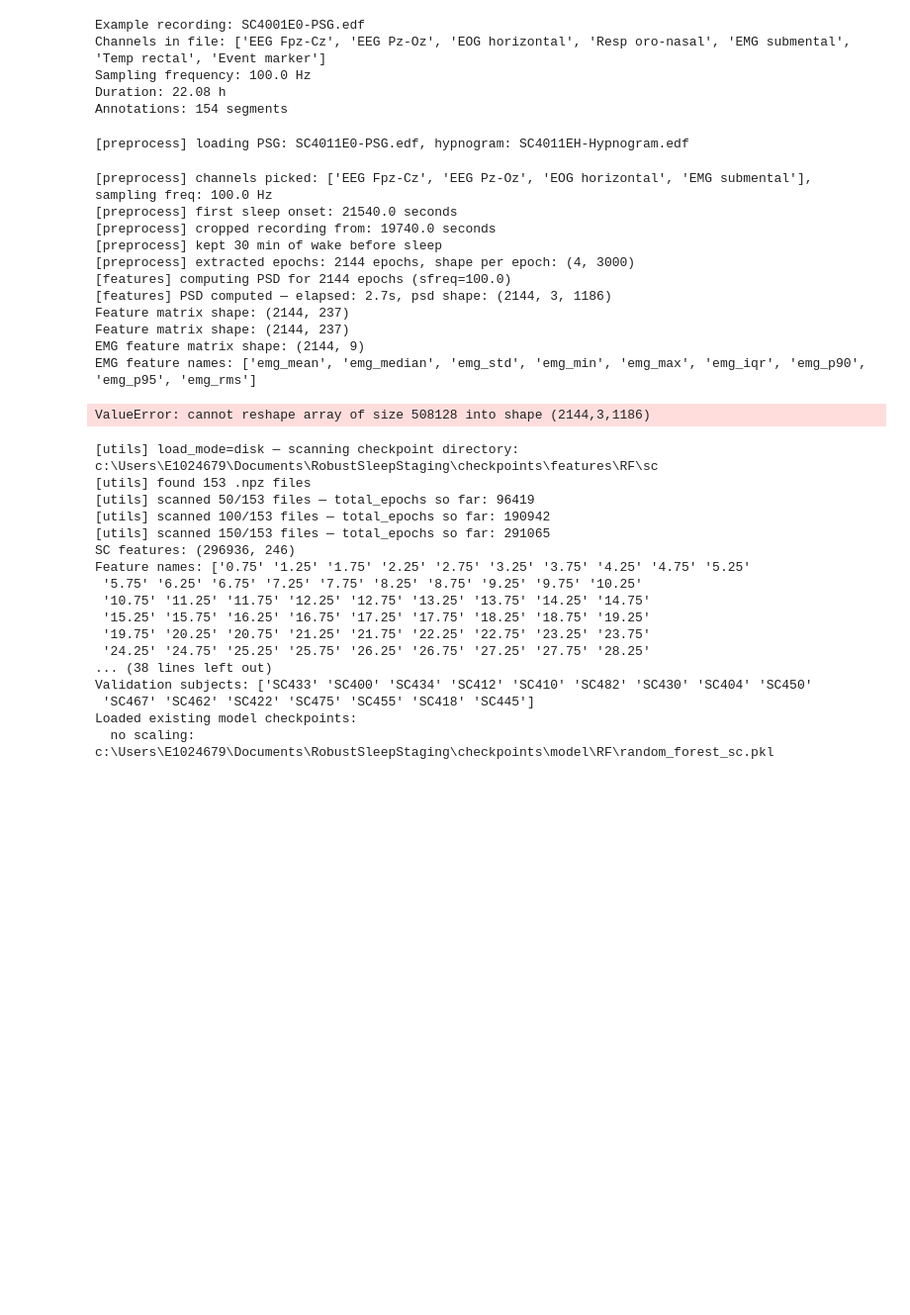
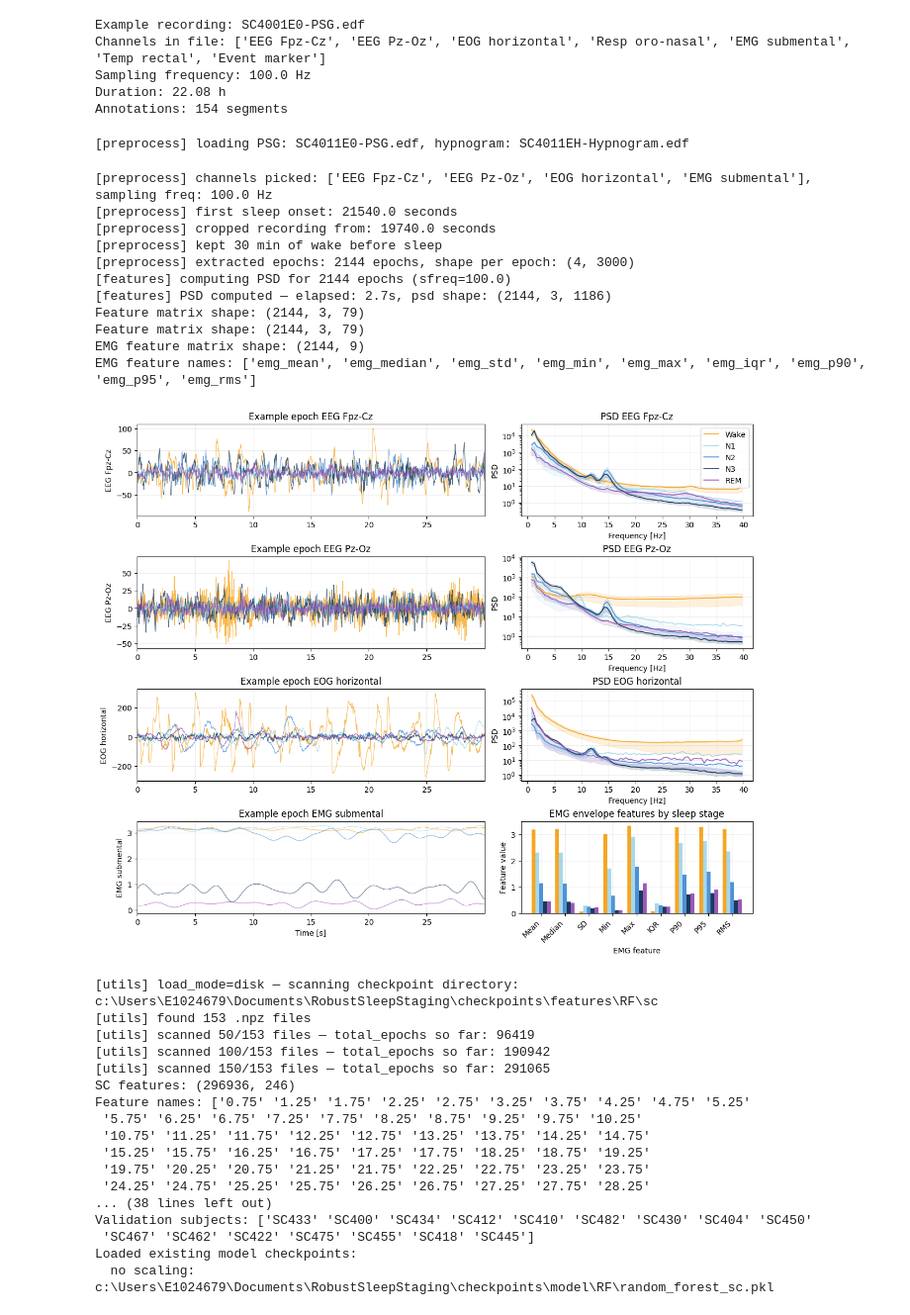
Before and after one commit to CarlaMalo/RobustSleepStaging, a Jupyter notebook: example_features.ipynb, the cells around one changed output. Shown at 99% size. Drawn from its saved outputs; the diff is of its cells as text; code cells hidden in the pictures; blank space fills up the shorter version.

```diff
--- a/example_features.ipynb
+++ b/example_features.ipynb
@@ -101,7 +101,7 @@ SLEEP_STAGE_COLORS = {
     4: '#9b59b6',   # REM - purple
 }
 
-X_epochs, y_labels, sfreq = preprocess.load_subject_epochs(sc_pairs[2][0], sc_pairs[2][1], preprocess.COMMON_CHANNELS, verbose=True)
+X_epochs, y_labels, sfreq = preprocess.load_subject_epochs(sc_pairs[2][0], sc_pairs[2][1], preprocess.COMMON_CHANNELS, verbose=True, do_sc_emg_processing=False)
 X_features, freqs = features.extract_psd_features(X_epochs[:, :3 , :], sfreq, verbose=True)
 X_features = X_features.reshape(X_features.shape[0], 3, -1)
 X_features, bin_centers = features.bin_psd(X_features, freqs=freqs[:], bin_width=0.5, mode='power', fmax=40)
@@ -123,8 +123,8 @@ times = np.arange(start_sample, end_sample) / raw.info["sfreq"]
 # PSD reshape
 channel_names = preprocess.COMMON_CHANNELS
 n_channels = len(channel_names)
-n_freqs = len(freqs)
-#X_psd = X_features.reshape(len(y_labels), n_channels - 1, n_freqs)
+n_bin_centers = len(bin_centers)
+X_psd = X_features.reshape(len(y_labels), n_channels - 1, n_bin_centers)
 X_epochs = X_epochs.reshape(len(y_labels), n_channels, -1)[:, :, start_sample:end_sample]
 
 fig = plt.figure(figsize=(12, 2.5 * n_channels), constrained_layout=True)
@@ -220,36 +220,36 @@ for ch_i, channel in enumerate(channel_names):
                 color=SLEEP_STAGE_COLORS.get(int(stage_labels[stage_i]), 'gray')
             )
 
         ax_psd.set_title("EMG envelope features by sleep stage")
         ax_psd.set_xticks(x)
         ax_psd.set_xticklabels([EMG_FEATURE_LABELS_SHORT.get(name, name) for name in emg_feat_names], rotation=45, ha="right")
         ax_psd.set_ylabel("Feature value")
         ax_psd.set_xlabel("EMG feature")
 
 
     ax_psd.grid(alpha=0.2)
 
     if ch_i == 0:
         ax_psd.legend()
 
     if ch_i == n_channels - 1:
         ax_raw.set_xlabel("Time [s]")
 
 plt.show()
 # %% [output]
 [preprocess] loading PSG: SC4011E0-PSG.edf, hypnogram: SC4011EH-Hypnogram.edf
 [preprocess] channels picked: ['EEG Fpz-Cz', 'EEG Pz-Oz', 'EOG horizontal', 'EMG submental'], sampling freq: 100.0 Hz
 [preprocess] first sleep onset: 21540.0 seconds
 [preprocess] cropped recording from: 19740.0 seconds
 [preprocess] kept 30 min of wake before sleep
 [preprocess] extracted epochs: 2144 epochs, shape per epoch: (4, 3000)
 [features] computing PSD for 2144 epochs (sfreq=100.0)
 [features] PSD computed — elapsed: 2.7s, psd shape: (2144, 3, 1186)
-Feature matrix shape: (2144, 237)
-Feature matrix shape: (2144, 237)
+Feature matrix shape: (2144, 3, 79)
+Feature matrix shape: (2144, 3, 79)
 EMG feature matrix shape: (2144, 9)
 EMG feature names: ['emg_mean', 'emg_median', 'emg_std', 'emg_min', 'emg_max', 'emg_iqr', 'emg_p90', 'emg_p95', 'emg_rms']
-ValueError: cannot reshape array of size 508128 into shape (2144,3,1186)
+[figure, added]
 # %%
 # Build / load feature arrays from the checkpoint folders
 model_path_1 = MODEL_DIR / 'random_forest_sc.pkl'
```
Also changed, not shown: parts of 1 cell of this notebook, 2 other files.
